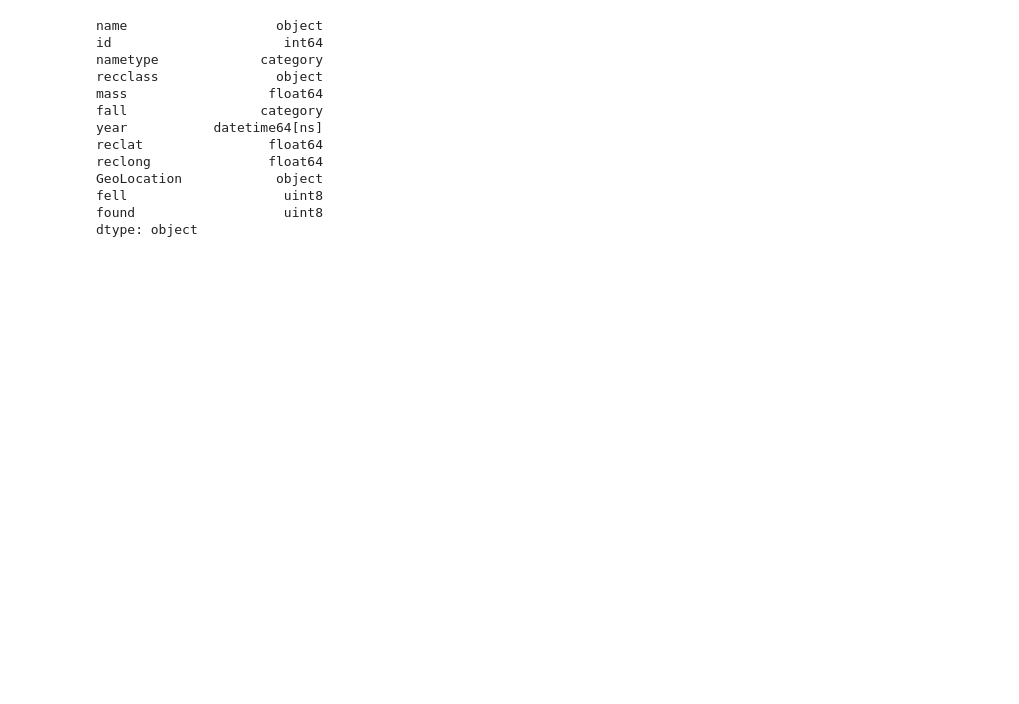
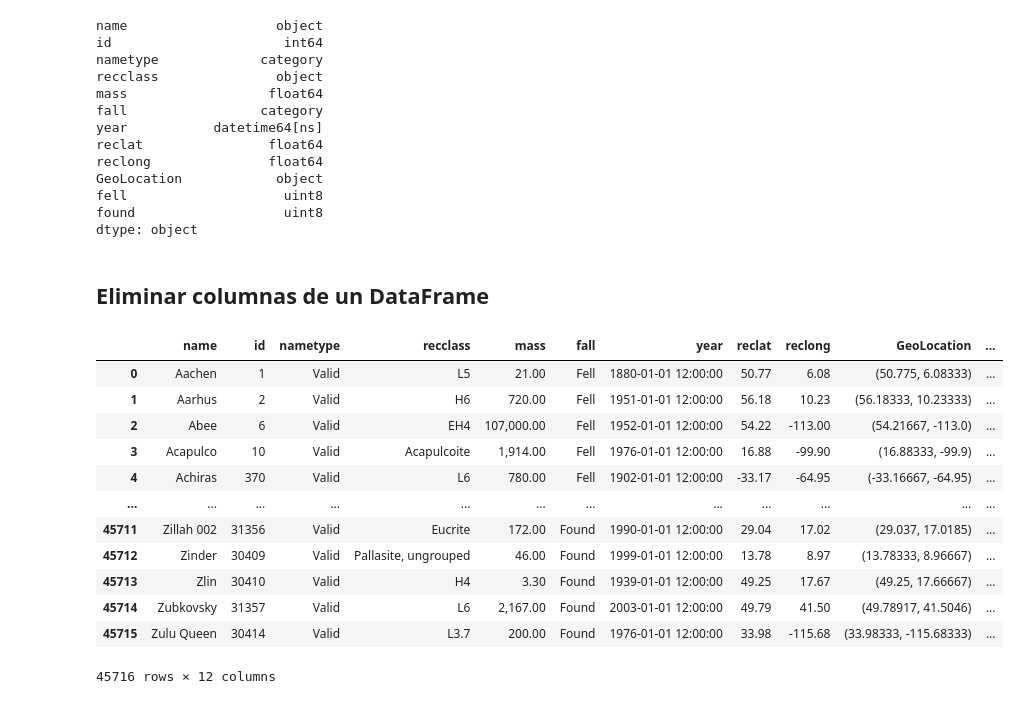
Before and after one commit to OscarABazanez/Manipulacion-y-Analisis-de-Datos-con-Pandas, a Jupyter notebook: [9]-tipo-de-variables-y-estructura.ipynb, the cells around one changed output. Saved outputs shown, nothing was run; the diff lists cells and outputs as text; code cells hidden in the pictures; blank space fills up the shorter version.

Commit message:
Eliminar en un DataFrame

```diff
--- a/[9]-tipo-de-variables-y-estructura.ipynb
+++ b/[9]-tipo-de-variables-y-estructura.ipynb
@@ -221,3 +221,22 @@ GeoLocation            object
 fell                    uint8
 found                   uint8
 dtype: object
+# %% [markdown]
+## Eliminar columnas de un DataFrame
+# %%
+#df_meteorites.drop(['Nombre_Columna'], axis=1, inplace=True)
+df_meteorites
+# %% [output]
+|  | name | id | nametype | recclass | mass | fall | year | reclat | reclong | GeoLocation | ... |
+| 0 | Aachen | 1 | Valid | L5 | 21.00 | Fell | 1880-01-01 12:00:00 | 50.77 | 6.08 | (50.775, 6.08333) | ... |
+| 1 | Aarhus | 2 | Valid | H6 | 720.00 | Fell | 1951-01-01 12:00:00 | 56.18 | 10.23 | (56.18333, 10.23333) | ... |
+| 2 | Abee | 6 | Valid | EH4 | 107,000.00 | Fell | 1952-01-01 12:00:00 | 54.22 | -113.00 | (54.21667, -113.0) | ... |
+| 3 | Acapulco | 10 | Valid | Acapulcoite | 1,914.00 | Fell | 1976-01-01 12:00:00 | 16.88 | -99.90 | (16.88333, -99.9) | ... |
+| 4 | Achiras | 370 | Valid | L6 | 780.00 | Fell | 1902-01-01 12:00:00 | -33.17 | -64.95 | (-33.16667, -64.95) | ... |
+| ... | ... | ... | ... | ... | ... | ... | ... | ... | ... | ... | ... |
+| 45711 | Zillah 002 | 31356 | Valid | Eucrite | 172.00 | Found | 1990-01-01 12:00:00 | 29.04 | 17.02 | (29.037, 17.0185) | ... |
+| 45712 | Zinder | 30409 | Valid | Pallasite, ungrouped | 46.00 | Found | 1999-01-01 12:00:00 | 13.78 | 8.97 | (13.78333, 8.96667) | ... |
+| 45713 | Zlin | 30410 | Valid | H4 | 3.30 | Found | 1939-01-01 12:00:00 | 49.25 | 17.67 | (49.25, 17.66667) | ... |
+| 45714 | Zubkovsky | 31357 | Valid | L6 | 2,167.00 | Found | 2003-01-01 12:00:00 | 49.79 | 41.50 | (49.78917, 41.5046) | ... |
+| 45715 | Zulu Queen | 30414 | Valid | L3.7 | 200.00 | Found | 1976-01-01 12:00:00 | 33.98 | -115.68 | (33.98333, -115.68333) | ... |
+45716 rows × 12 columns
```
Also changed, not shown: parts of 3 cells of this notebook.
